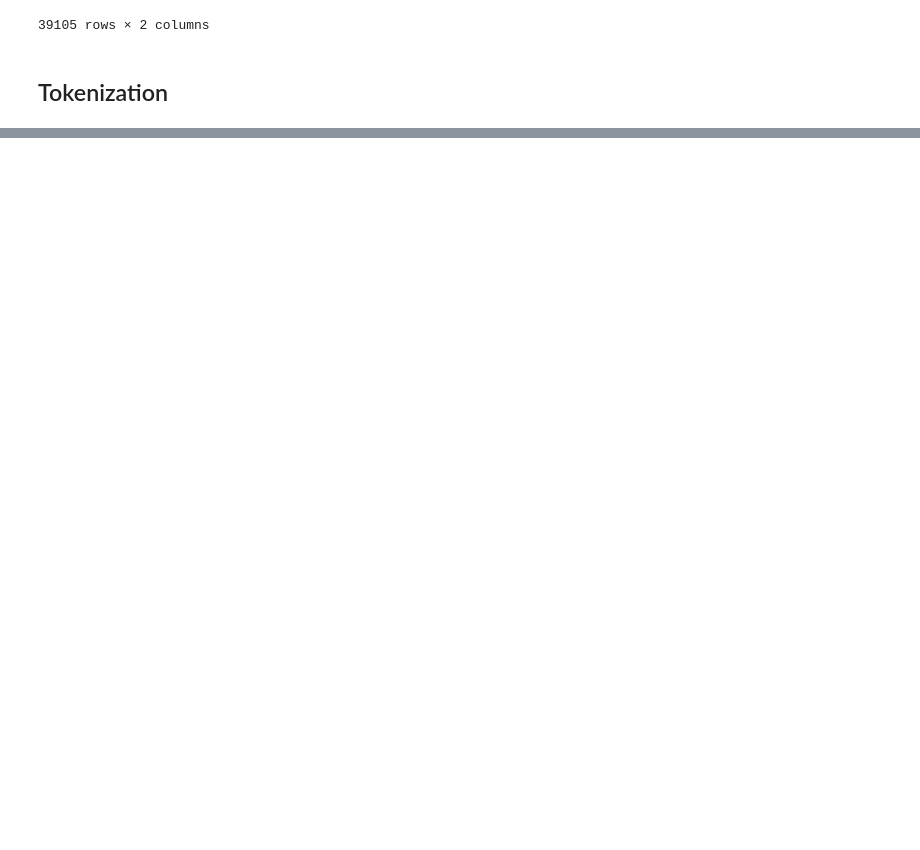
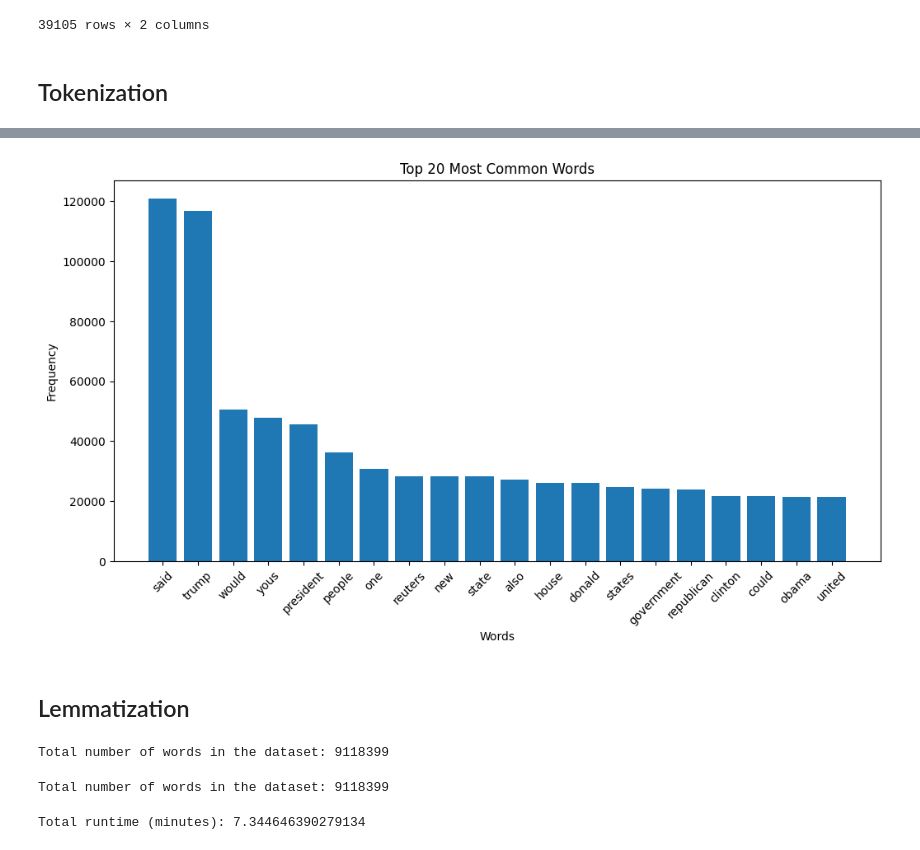
Before and after one commit to Akyas-S/News-Classification-NLP-model, a Jupyter notebook: NLP notebook.ipynb, the cells around one changed output, grey strips where cells are left out. Drawn from its saved outputs; the diff is of its cells as text; code cells hidden in the pictures; blank space fills up the shorter version.

```diff
--- a/NLP notebook.ipynb
+++ b/NLP notebook.ipynb
@@ -433,0 +475,5 @@ WordList(['donald', 'trump', 'sends', 'out', 'embarrassing', 'new', 'years', 'ev
+# %%
+# Remove stopwords from the 'content' column
+stop_words = set(stopwords.words('english'))
+df['content'] = df['content'].apply(lambda tokens: [word for word in tokens if word not in stop_words])
+df.head()
@@ -433,0 +487,33 @@ WordList(['donald', 'trump', 'sends', 'out', 'embarrassing', 'new', 'years', 'ev
+# %%
+from collections import Counter
+
+import matplotlib.pyplot as plt
+
+# Flatten the list of tokens in 'content' column
+all_words = [word for tokens in df['content'] for word in tokens]
+
+# Count the most common words
+word_counts = Counter(all_words)
+most_common = word_counts.most_common(20)
+
+# Prepare data for plotting
+words, counts = zip(*most_common)
+
+# Plot
+plt.figure(figsize=(12,6))
+plt.bar(words, counts)
+plt.title('Top 20 Most Common Words')
+plt.xlabel('Words')
+plt.ylabel('Frequency')
+plt.xticks(rotation=45)
+plt.show()
+# %% [output]
+[figure, added]
+# %% [markdown]
+## Lemmatization
+# %%
+# Calculate total number of words in the dataset
+total_words = sum(len(tokens) for tokens in df['content'])
+print(f"Total number of words in the dataset: {total_words}")
+# %% [output]
+Total number of words in the dataset: 9118399
@@ -433,0 +526,15 @@ WordList(['donald', 'trump', 'sends', 'out', 'embarrassing', 'new', 'years', 'ev
+# %%
+# Calculate total number of words after lemmatization
+total_words_after = sum(len(tokens) for tokens in df['content'])
+print(f"Total number of words after lemmatization: {total_words_after}")
+
+# Show an example of lemmatized content
+print("\nExample of lemmatized content:")
+print(df['content'].iloc[0])
+# %% [output]
+Total number of words in the dataset: 9118399
+# %%
+end = time.time()
+print("Total runtime (minutes):", (end - start) / 60)
+# %% [output]
+Total runtime (minutes): 7.344646390279134
```
Also changed, not shown: parts of 17 cells of this notebook.
